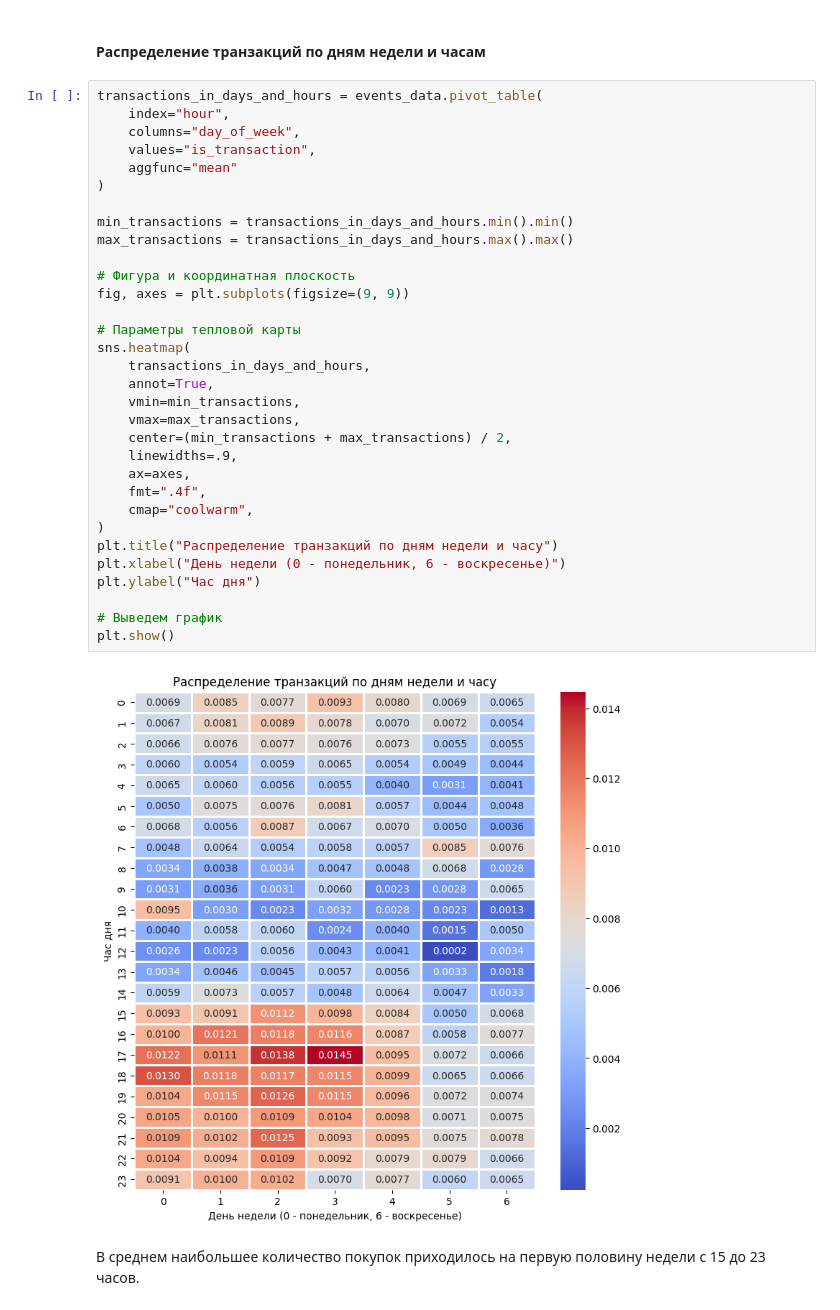
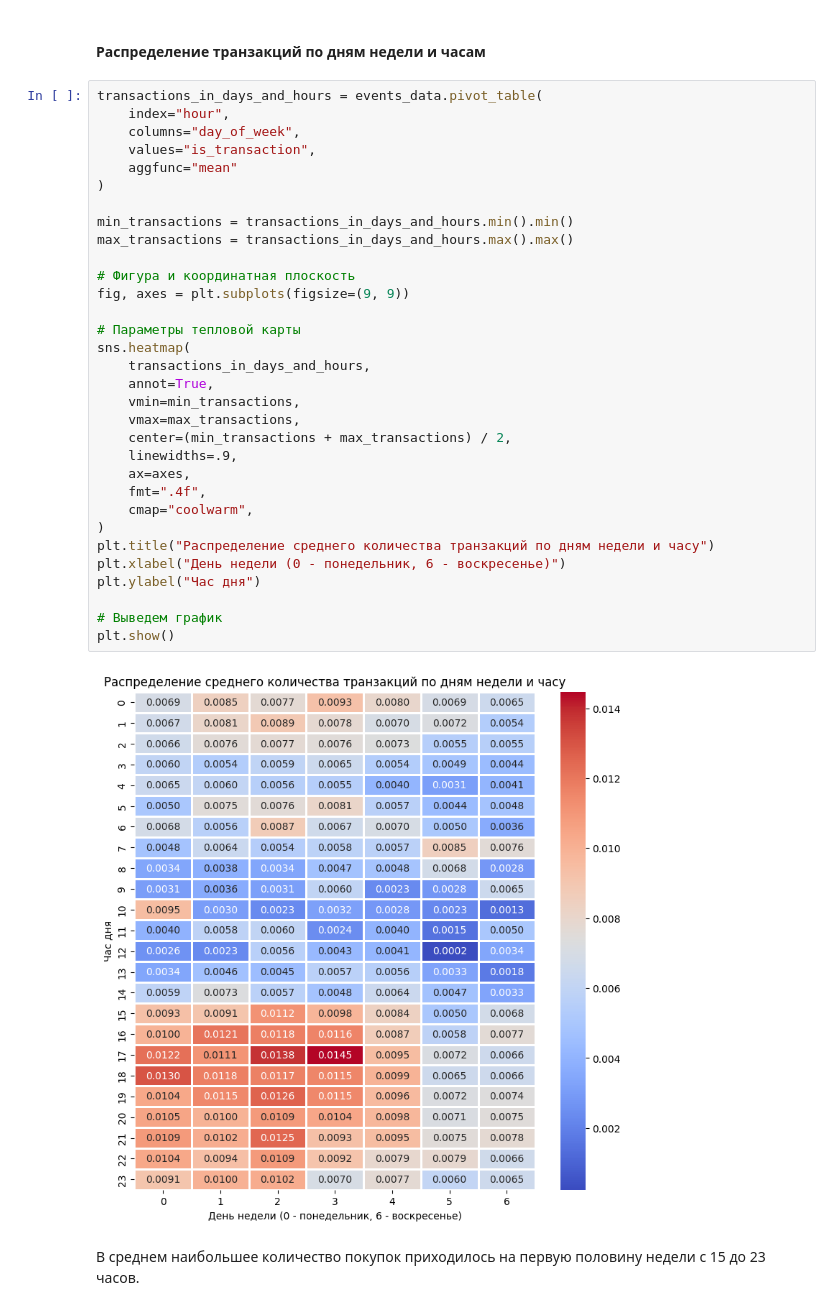
Before and after one commit to experiment0/product_recommendation_system, a Jupyter notebook: rec_sys/model_preparation/02_eda.ipynb, the cells around one changed output. Drawn from its saved outputs; the diff is of its cells as text.

```diff
--- a/rec_sys/model_preparation/02_eda.ipynb
+++ b/rec_sys/model_preparation/02_eda.ipynb
@@ -609,35 +607,35 @@ transactions_in_days_and_hours = events_data.pivot_table(
     index="hour",
     columns="day_of_week",
     values="is_transaction",
     aggfunc="mean"
 )
 
 min_transactions = transactions_in_days_and_hours.min().min()
 max_transactions = transactions_in_days_and_hours.max().max()
 
 # Фигура и координатная плоскость
 fig, axes = plt.subplots(figsize=(9, 9))
 
 # Параметры тепловой карты
 sns.heatmap(
     transactions_in_days_and_hours,
     annot=True,
     vmin=min_transactions,
     vmax=max_transactions,
     center=(min_transactions + max_transactions) / 2,
     linewidths=.9,
     ax=axes,
     fmt=".4f",
     cmap="coolwarm",
 )
-plt.title("Распределение транзакций по дням недели и часу")
+plt.title("Распределение среднего количества транзакций по дням недели и часу")
 plt.xlabel("День недели (0 - понедельник, 6 - воскресенье)")
 plt.ylabel("Час дня")
 
 # Выведем график
 plt.show()
 # %% [output]
-[figure, old version]
+[figure, new version]
 # %% [markdown]
 В среднем наибольшее количество покупок приходилось на первую половину недели с 15 до 23 часов.
 # %% [markdown]
```
Also changed, not shown: parts of 10 cells of this notebook.
